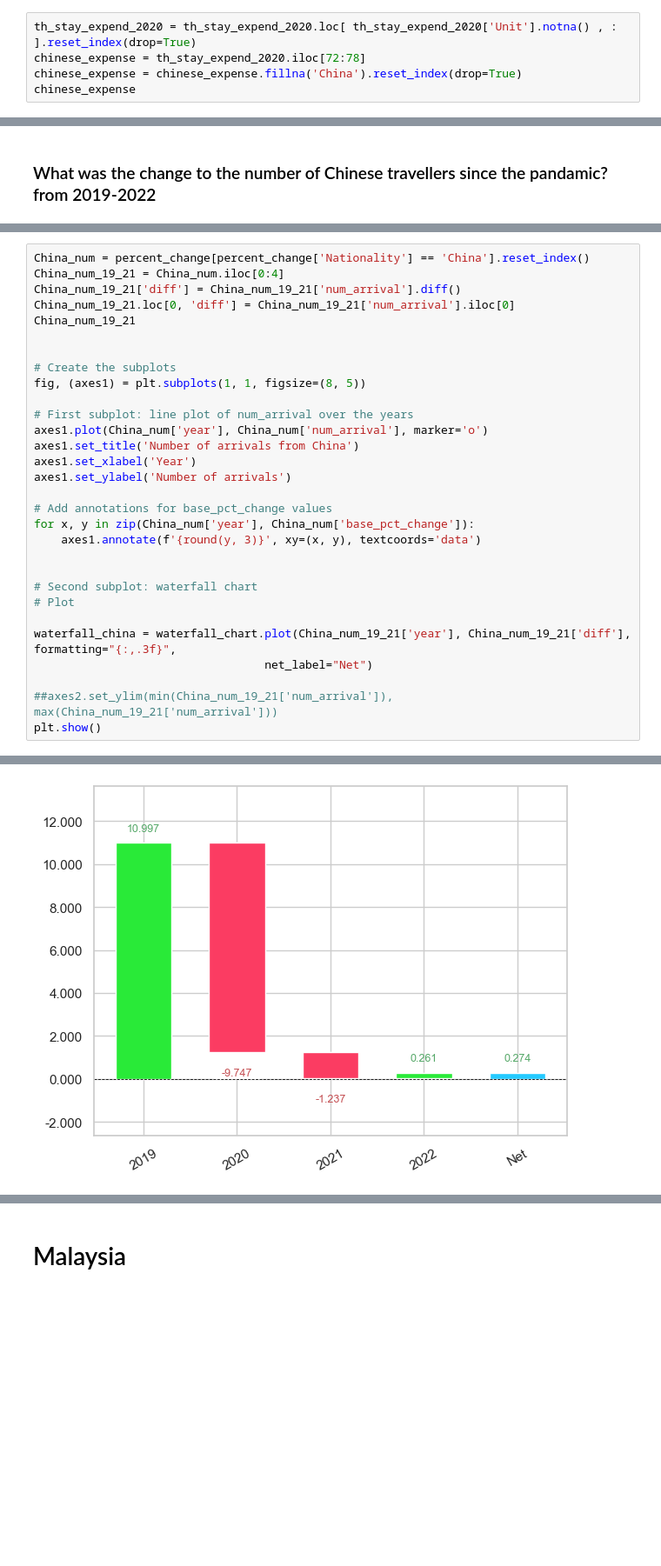
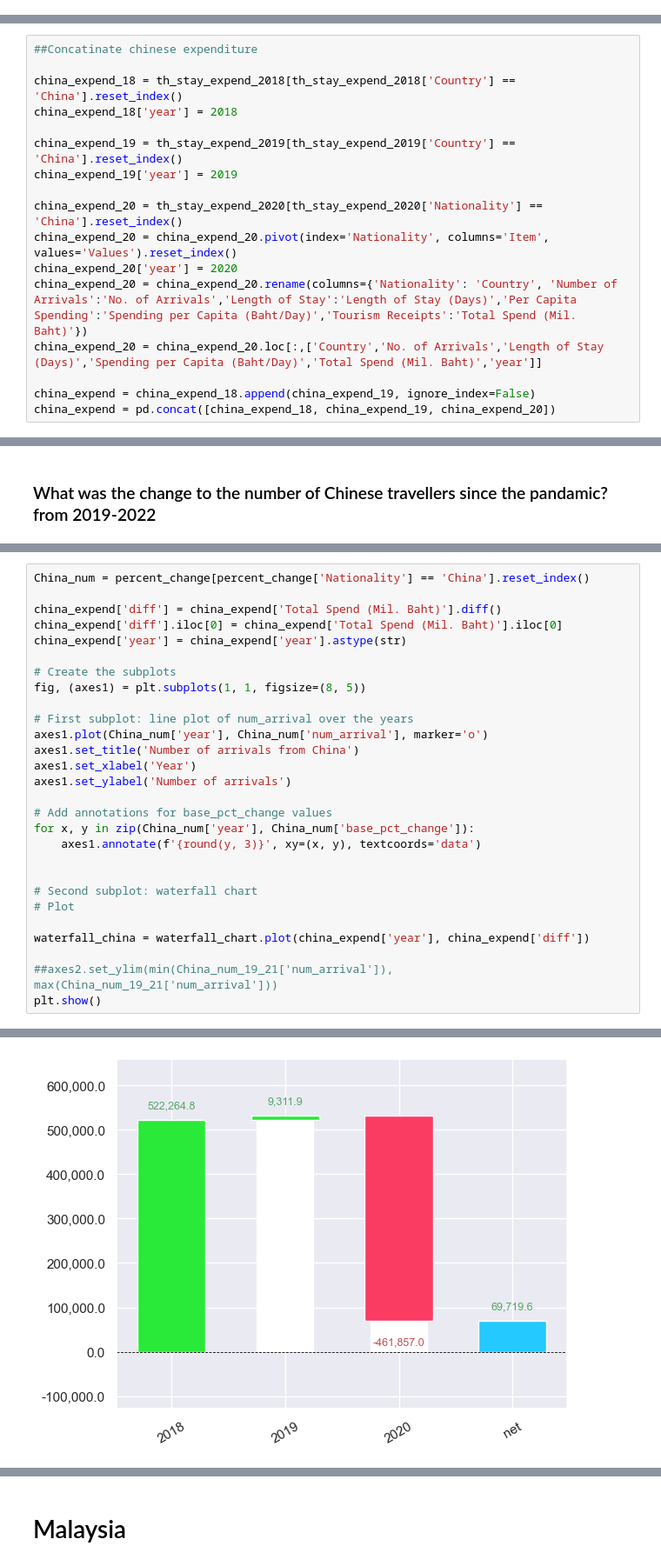
Before and after one commit to eatrabyo/dads-5001-mini-project, a Jupyter notebook: Analysis.ipynb, the cells around one changed output, grey strips where cells are left out. Shown: that part at 87% size. Saved outputs shown, nothing was run; the diff lists cells and outputs as text; blank space fills up the shorter version.

Commit message:
finish chinese expend cal

```diff
--- a/Analysis.ipynb
+++ b/Analysis.ipynb
@@ -131,8 +139,3 @@ percent_change
 | 178 | 98 | Vietnam | 2021 | 0.001794 | -98.646181 |
 | 179 | 143 | Vietnam | 2022 | 0.468393 | 26008.862876 |
 180 rows × 5 columns
-# %%
-th_stay_expend_2020 = th_stay_expend_2020.loc[ th_stay_expend_2020['Unit'].notna() , : ].reset_index(drop=True)
-chinese_expense = th_stay_expend_2020.iloc[72:78]
-chinese_expense = chinese_expense.fillna('China').reset_index(drop=True)
-chinese_expense
@@ -147,3 +142,20 @@ chinese_expense
+# %%
+##Concatinate chinese expenditure
+
+china_expend_18 = th_stay_expend_2018[th_stay_expend_2018['Country'] == 'China'].reset_index()
+china_expend_18['year'] = 2018
+
+china_expend_19 = th_stay_expend_2019[th_stay_expend_2019['Country'] == 'China'].reset_index()
+china_expend_19['year'] = 2019
+
+china_expend_20 = th_stay_expend_2020[th_stay_expend_2020['Nationality'] == 'China'].reset_index()
+china_expend_20 = china_expend_20.pivot(index='Nationality', columns='Item', values='Values').reset_index()
+china_expend_20['year'] = 2020
+china_expend_20 = china_expend_20.rename(columns={'Nationality': 'Country', 'Number of Arrivals':'No. of Arrivals','Length of Stay':'Length of Stay (Days)','Per Capita Spending':'Spending per Capita (Baht/Day)','Tourism Receipts':'Total Spend (Mil. Baht)'})
+china_expend_20 = china_expend_20.loc[:,['Country','No. of Arrivals','Length of Stay (Days)','Spending per Capita (Baht/Day)','Total Spend (Mil. Baht)','year']]
+
+china_expend = china_expend_18.append(china_expend_19, ignore_index=False)
+china_expend = pd.concat([china_expend_18, china_expend_19, china_expend_20])
 # %% [markdown]
 ## Arrival by Nationality
 # %%
@@ -219,10 +224,9 @@ china_expend
 # %%
 China_num = percent_change[percent_change['Nationality'] == 'China'].reset_index()
-China_num_19_21 = China_num.iloc[0:4]
-China_num_19_21['diff'] = China_num_19_21['num_arrival'].diff()
-China_num_19_21.loc[0, 'diff'] = China_num_19_21['num_arrival'].iloc[0]
-China_num_19_21
 
+china_expend['diff'] = china_expend['Total Spend (Mil. Baht)'].diff()
+china_expend['diff'].iloc[0] = china_expend['Total Spend (Mil. Baht)'].iloc[0]
+china_expend['year'] = china_expend['year'].astype(str)
 
 # Create the subplots
 fig, (axes1) = plt.subplots(1, 1, figsize=(8, 5))
@@ -241,8 +245,7 @@ for x, y in zip(China_num['year'], China_num['base_pct_change']):
 # Second subplot: waterfall chart
 # Plot
 
-waterfall_china = waterfall_chart.plot(China_num_19_21['year'], China_num_19_21['diff'], formatting="{:,.3f}",
-                                  net_label="Net")
+waterfall_china = waterfall_chart.plot(china_expend['year'], china_expend['diff'])
 
 ##axes2.set_ylim(min(China_num_19_21['num_arrival']), max(China_num_19_21['num_arrival']))
 plt.show()
@@ -255,2 +257,2 @@ See the caveats in the documentation: https://pandas.pydata.org/pandas-docs/stab
 [figure]
-[figure, old version]
+[figure, new version]
```
Also changed, not shown: parts of 5 cells of this notebook.
